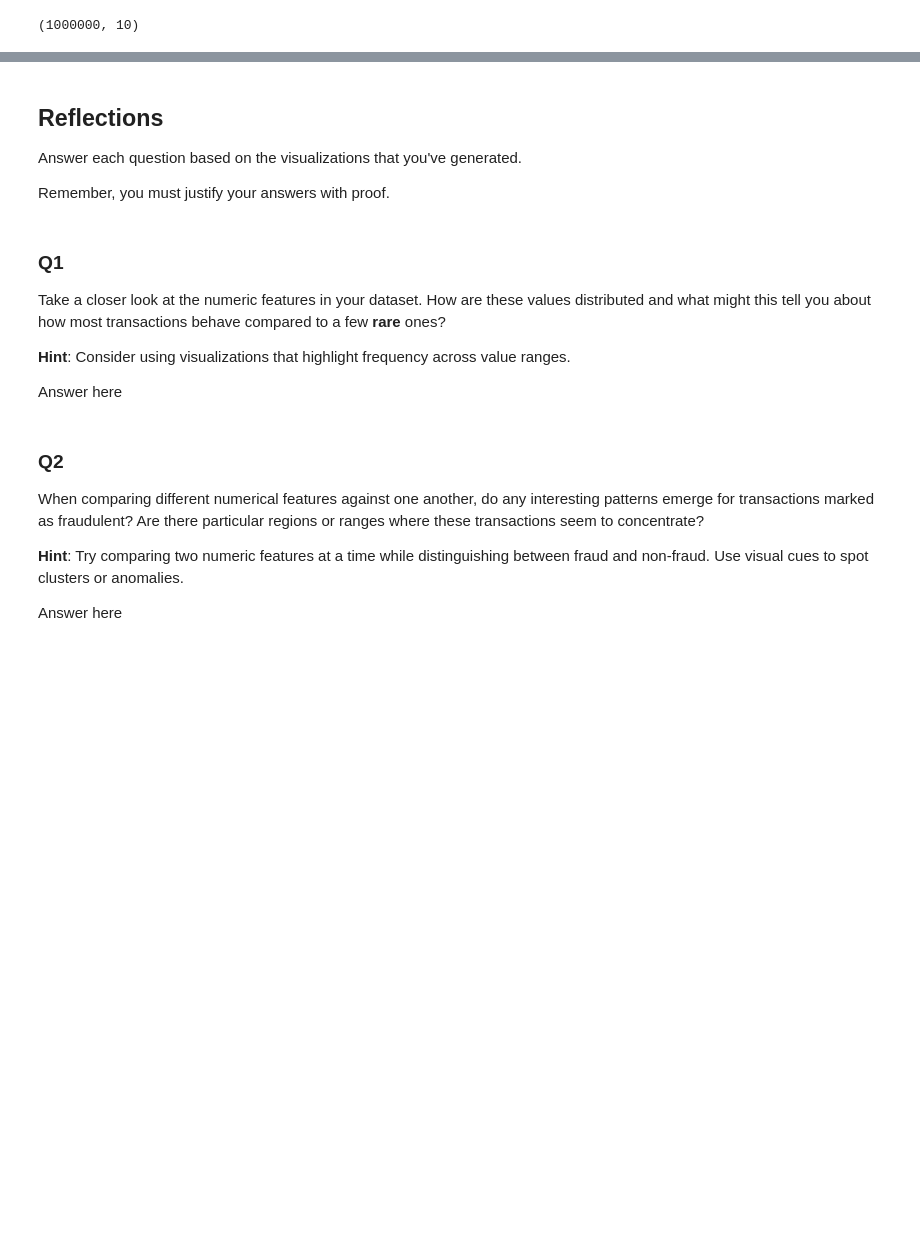
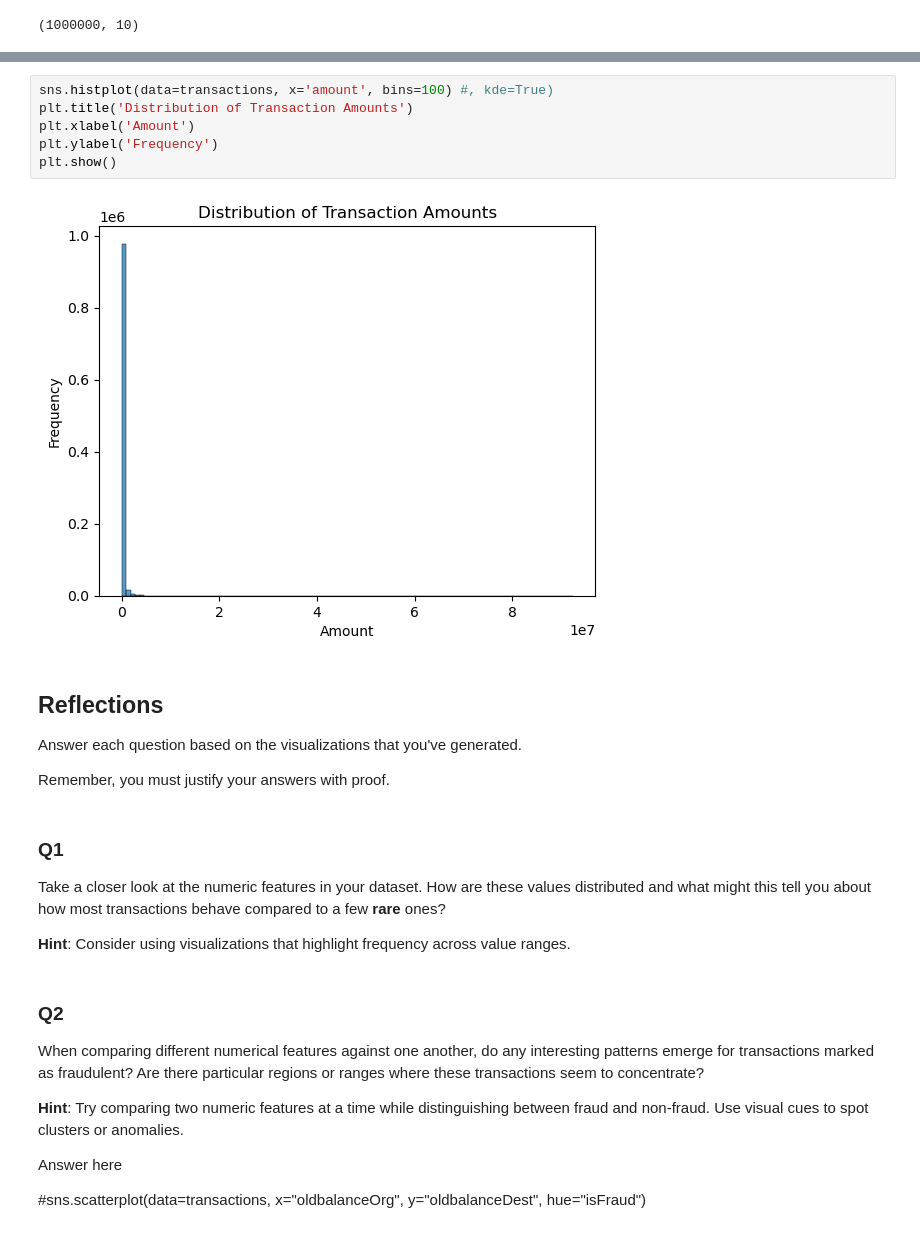
Before and after one commit to Klemaine/Caishen-Fraud-Detection-MLM, a Jupyter notebook: notebooks/eda.ipynb, the cells around one changed output, grey strips where cells are left out. Drawn from its saved outputs; the diff is of its cells as text; blank space fills up the shorter version.

```diff
--- a/notebooks/eda.ipynb
+++ b/notebooks/eda.ipynb
@@ -45,3 +127,11 @@ transactions.describe()
+# %%
+sns.histplot(data=transactions, x='amount', bins=100) #, kde=True)
+plt.title('Distribution of Transaction Amounts')
+plt.xlabel('Amount')
+plt.ylabel('Frequency')
+plt.show()
+# %% [output]
+[figure, added]
 # %% [markdown]
 ## Reflections
 
@@ -54,8 +144,6 @@ Remember, you must justify your answers with proof.
 Take a closer look at the numeric features in your dataset. How are these values distributed and what might this tell you about how most transactions behave compared to a few **rare** ones?
 
 **Hint**: Consider using visualizations that highlight frequency across value ranges.
-
-Answer here
 # %% [markdown]
 ### Q2
 
@@ -64,3 +152,5 @@ When comparing different numerical features against one another, do any interest
 **Hint**: Try comparing two numeric features at a time while distinguishing between fraud and non-fraud. Use visual cues to spot clusters or anomalies.
 
 Answer here
+
+#sns.scatterplot(data=transactions, x="oldbalanceOrg", y="oldbalanceDest", hue="isFraud")
```
Also changed, not shown: parts of 16 cells of this notebook, 1 other file.
